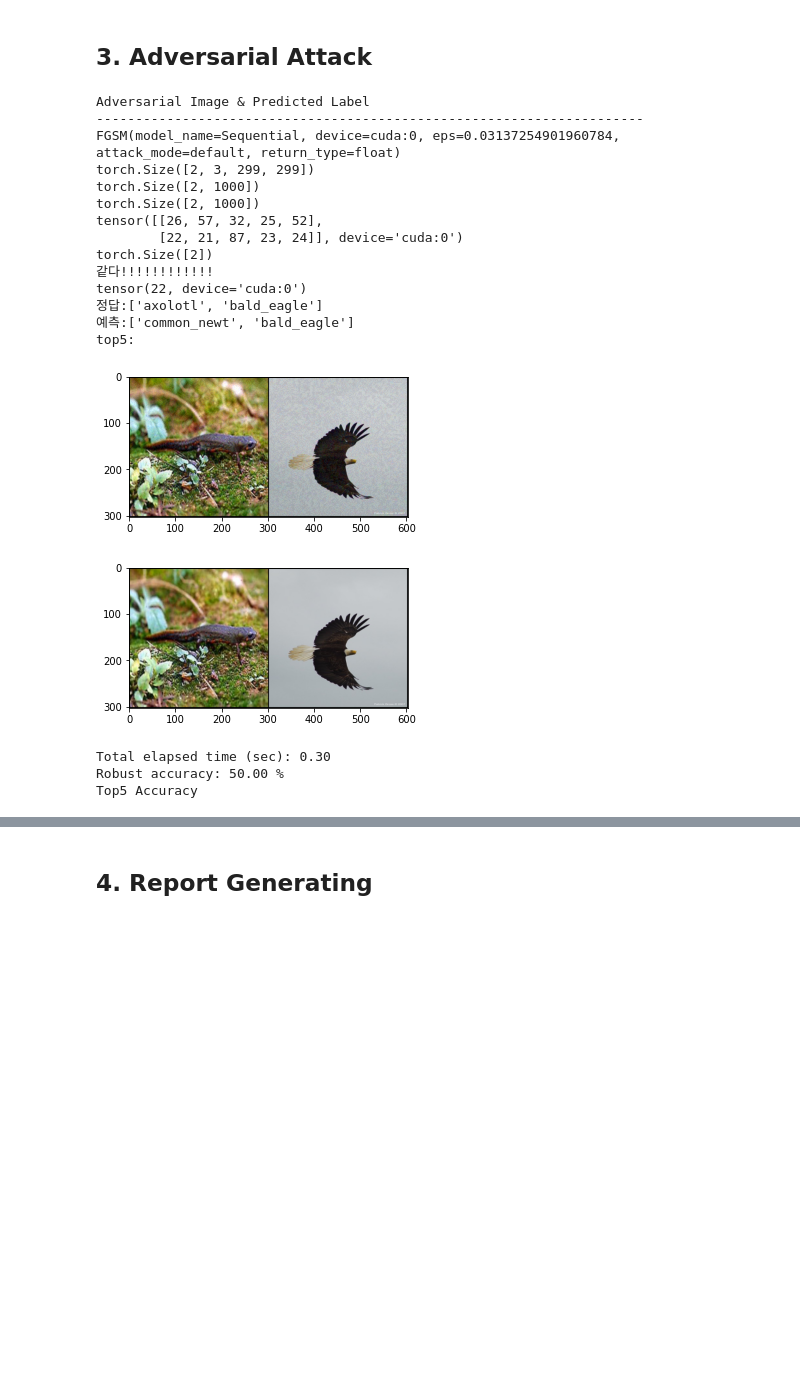
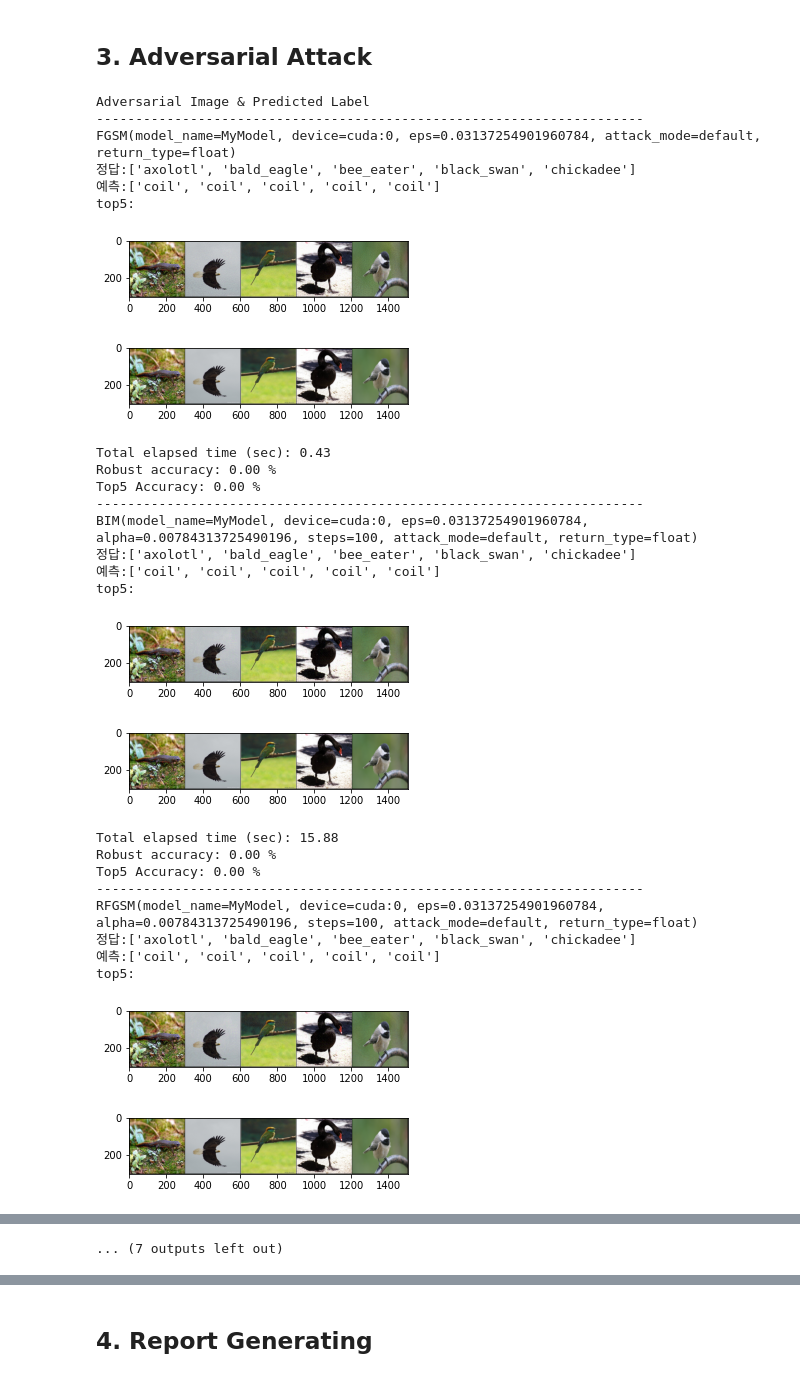
Before and after one commit to jonyejin/adversarial-attacks-pytorch, a Jupyter notebook: demos/White Box Attack (ImageNet).ipynb, the cells around one changed output, grey strips where cells are left out. Saved outputs shown, nothing was run; the diff lists cells and outputs as text; code cells hidden in the pictures; blank space fills up the shorter version.

Commit message:
WIP: attack 결과가 모두 coil로 나오는 버그가 있음

```diff
--- a/demos/White Box Attack (ImageNet).ipynb
+++ b/demos/White Box Attack (ImageNet).ipynb
@@ -204,69 +209,66 @@ for atk in atks :
 
     print("-"*70)
     print(atk)
 
     correct = 0
     top5_correct = 0
     total = 0
 
     for images, labels in data_loader: # batch로 나눠서 돌리는듯.
-        # images : torch.Size([1,3,299,299])
+        # images : torch.Size([batch_size, 3, 299, 299])
         # labels: torch.Size([10]),[7, 5, 388, 1, ...] -> cock, electric_ray, giant_panda...
 
-        print(images.shape)
         start = time.time()
-        adv_images = atk(images, labels)
-        labels = labels.to(device)
-        outputs = model(adv_images) # outputs: torch.Size([batch_size, 1000]), adversarial image를 모델에 넣은 결과, outputs.data:[batch_size, 1000]
-        print(outputs.shape)
-        print(outputs.data.shape)
+        adv_images = atk(images, labels).to(device)
+
+        outputs = model(adv_images).to(device) # outputs: torch.Size([batch_size, 1000]), adversarial image를 모델에 넣은 결과, outputs.data:[batch_size, 1000]
         _, pre = torch.max(outputs.data, 1) # 1000 classes중 가장 큰 VALUE 1 남음, value, index 나온다. batch_size>1이면 batch_size크기의 array로 나온다.
-        _, top_5 = torch.topk(outputs.data, 5)
+        _, top_5 = torch.topk(outputs.data, 5) # torch.Size([batch_size, 5]) outputs.data 중에서 가장 큰 5개의 element를 리턴해준다. 첫번째는 value, 두번째는 index.
 
-        print(top_5)
-        print(labels.shape)
         total += len(images)
-        correct += (pre == labels).sum()
+        correct += (pre.to(device) == labels.to(device)).sum() # device 에러 해결함
 
-        # todo: top5 batchsize 키우면 에러 난다.
-        # for i in range(top_5.shape[0]):
-        #     print(labels)
-        #     if labels in top_5[i]:
-        #         top5_correct += 1
+        for i in range(top_5.to(device).shape[0]):
+            if labels.to(device) in top_5[i]:
+                top5_correct += 1
 
-        for i in range(len(pre)):
-            if pre[i] == labels[i]:
-                print("같다!!!!!!!!!!!!")
-                print(labels[i])
         print("정답:", end="")
         print([imagnet_data.classes[i] for i in labels])
         print("예측:", end="")
         print([imagnet_data.classes[j] for j in pre])
-        print("top5:", end='')
-        # print([imagnet_data.classes[k] for k in top_5])
+
         imshow(img=torchvision.utils.make_grid(adv_images.cpu().data, normalize=True, nrow = 10), title=None)
         imshow(img=torchvision.utils.make_grid(images, normalize=True, nrow = 10), title=None)
     print('Total elapsed time (sec): %.2f' % (time.time() - start))
     print('Robust accuracy: %.2f %%' % (100 * float(correct) / total))
 
-    print("Top5 Accuracy")
+    print('Top5 Accuracy: %.2f %%' % (100 * float(top5_correct) / total))
 # %% [output]
 Adversarial Image & Predicted Label
 ----------------------------------------------------------------------
-FGSM(model_name=Sequential, device=cuda:0, eps=0.03137254901960784, attack_mode=default, return_type=float)
-torch.Size([2, 3, 299, 299])
-torch.Size([2, 1000])
-torch.Size([2, 1000])
-tensor([[26, 57, 32, 25, 52],
-        [22, 21, 87, 23, 24]], device='cuda:0')
-torch.Size([2])
-같다!!!!!!!!!!!!
-tensor(22, device='cuda:0')
-정답:['axolotl', 'bald_eagle']
-예측:['common_newt', 'bald_eagle']
+FGSM(model_name=MyModel, device=cuda:0, eps=0.03137254901960784, attack_mode=default, return_type=float)
+정답:['axolotl', 'bald_eagle', 'bee_eater', 'black_swan', 'chickadee']
+예측:['coil', 'coil', 'coil', 'coil', 'coil']
 top5:
-[figure, old version]
+[figure, new version]
-[figure, old version]
+[figure, new version]
-Total elapsed time (sec): 0.30
-Robust accuracy: 50.00 %
-Top5 Accuracy
+Total elapsed time (sec): 0.43
+Robust accuracy: 0.00 %
+Top5 Accuracy: 0.00 %
+----------------------------------------------------------------------
+BIM(model_name=MyModel, device=cuda:0, eps=0.03137254901960784, alpha=0.00784313725490196, steps=100, attack_mode=default, return_type=float)
+정답:['axolotl', 'bald_eagle', 'bee_eater', 'black_swan', 'chickadee']
+예측:['coil', 'coil', 'coil', 'coil', 'coil']
+top5:
+[figure, added]
+[figure, added]
+Total elapsed time (sec): 15.88
+Robust accuracy: 0.00 %
+Top5 Accuracy: 0.00 %
+----------------------------------------------------------------------
+RFGSM(model_name=MyModel, device=cuda:0, eps=0.03137254901960784, alpha=0.00784313725490196, steps=100, attack_mode=default, return_type=float)
+정답:['axolotl', 'bald_eagle', 'bee_eater', 'black_swan', 'chickadee']
+예측:['coil', 'coil', 'coil', 'coil', 'coil']
+top5:
+[figure, added]
+[figure, added]
@@ -273,3 +285,4 @@ Top5 Accuracy
+... (7 outputs left out)
 # %%
 # Save Image in Folder
 for i in range(adv_images.shape[0]):
```
Also changed, not shown: parts of 7 cells of this notebook, 24 other files.
